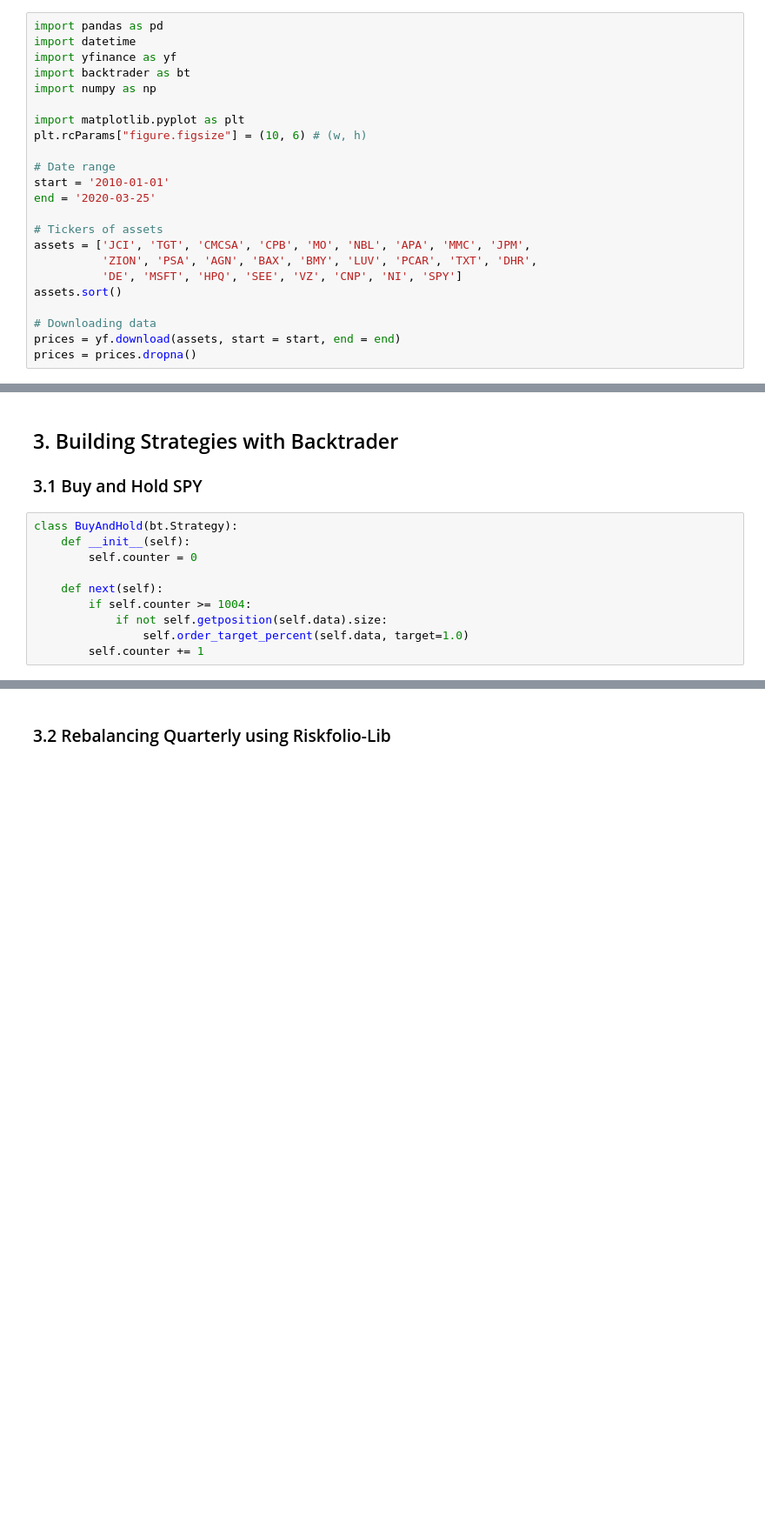
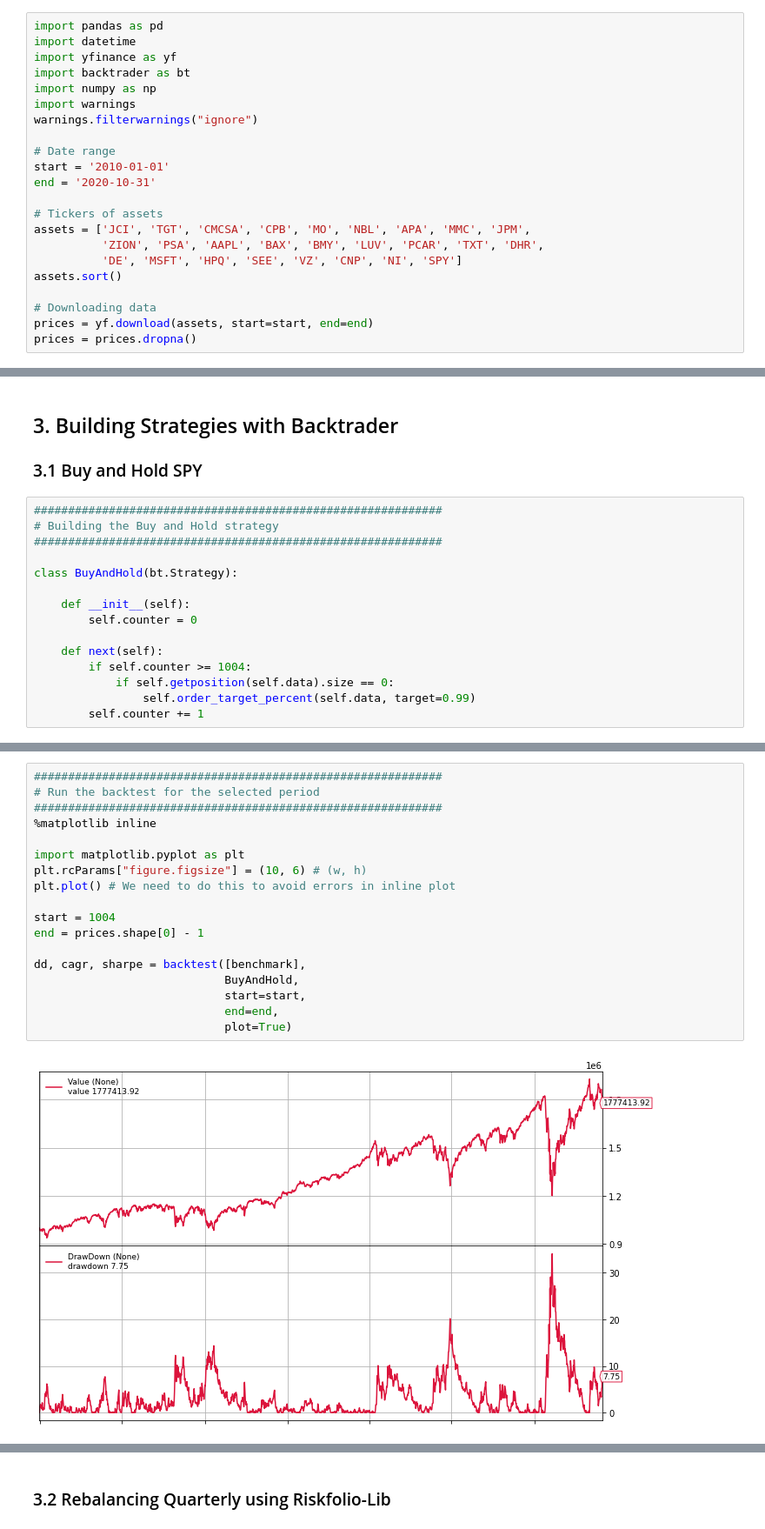
Before and after one commit to dcajasn/Riskfolio-Lib, a Jupyter notebook: examples/Tutorial 5.ipynb, the cells around one changed output, grey strips where cells are left out. Shown at 87% size. Cells and saved outputs as stored; diff of their text form; blank space fills up the shorter version.

```diff
--- a/examples/Tutorial 5.ipynb
+++ b/examples/Tutorial 5.ipynb
@@ -13,22 +13,21 @@ import datetime
 import yfinance as yf
 import backtrader as bt
 import numpy as np
-
-import matplotlib.pyplot as plt
-plt.rcParams["figure.figsize"] = (10, 6) # (w, h)
+import warnings
+warnings.filterwarnings("ignore")
 
 # Date range
 start = '2010-01-01'
-end = '2020-03-25'
+end = '2020-10-31'
 
 # Tickers of assets
 assets = ['JCI', 'TGT', 'CMCSA', 'CPB', 'MO', 'NBL', 'APA', 'MMC', 'JPM',
-          'ZION', 'PSA', 'AGN', 'BAX', 'BMY', 'LUV', 'PCAR', 'TXT', 'DHR',
+          'ZION', 'PSA', 'AAPL', 'BAX', 'BMY', 'LUV', 'PCAR', 'TXT', 'DHR',
           'DE', 'MSFT', 'HPQ', 'SEE', 'VZ', 'CNP', 'NI', 'SPY']
 assets.sort()
 
 # Downloading data
-prices = yf.download(assets, start = start, end = end)
+prices = yf.download(assets, start=start, end=end)
 prices = prices.dropna()
 # %% [output]
 [*********************100%***********************]  26 of 26 completed
@@ -96,12 +117,17 @@ display(prices_.head())
 
 ### 3.1 Buy and Hold SPY
 # %%
+############################################################
+# Building the Buy and Hold strategy
+############################################################
+
 class BuyAndHold(bt.Strategy):
+
     def __init__(self):
         self.counter = 0
 
     def next(self):
         if self.counter >= 1004:
-            if not self.getposition(self.data).size:
-                self.order_target_percent(self.data, target=1.0)
+            if self.getposition(self.data).size == 0:
+                self.order_target_percent(self.data, target=0.99)
         self.counter += 1
@@ -108 +136,21 @@ class BuyAndHold(bt.Strategy):
+# %%
+############################################################
+# Run the backtest for the selected period
+############################################################
+%matplotlib inline
+
+import matplotlib.pyplot as plt
+plt.rcParams["figure.figsize"] = (10, 6) # (w, h)
+plt.plot() # We need to do this to avoid errors in inline plot
+
+start = 1004
+end = prices.shape[0] - 1
+
+dd, cagr, sharpe = backtest([benchmark],
+                            BuyAndHold,
+                            start=start,
+                            end=end,
+                            plot=True)
+# %% [output]
+[figure, added]
 # %%
```
Also changed, not shown: parts of 48 cells of this notebook, 1 other file.
